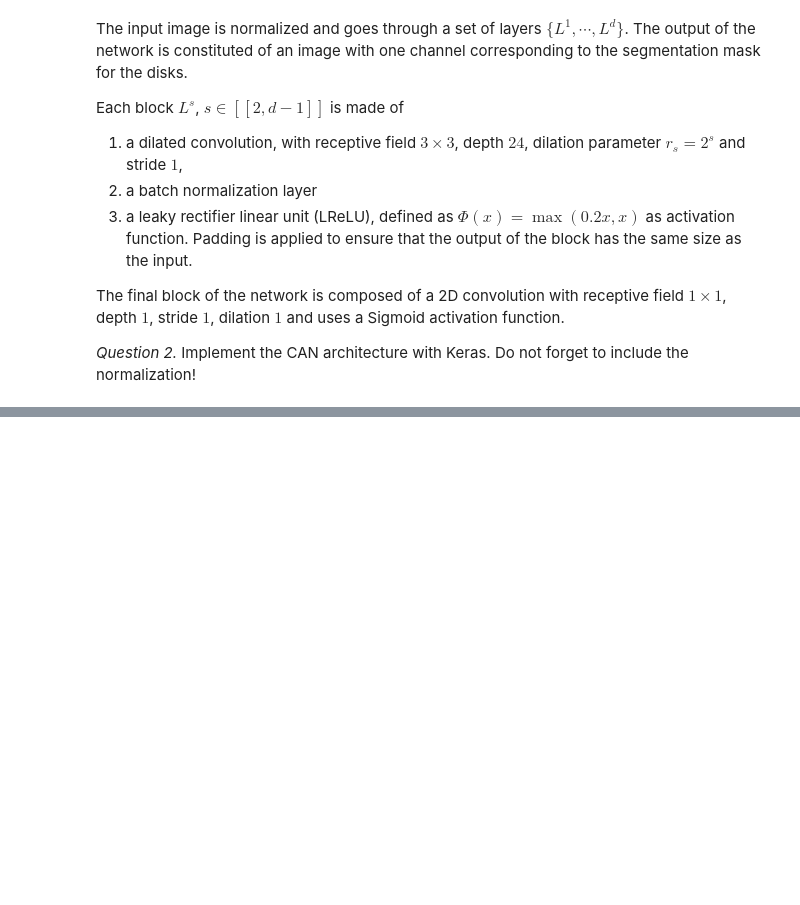
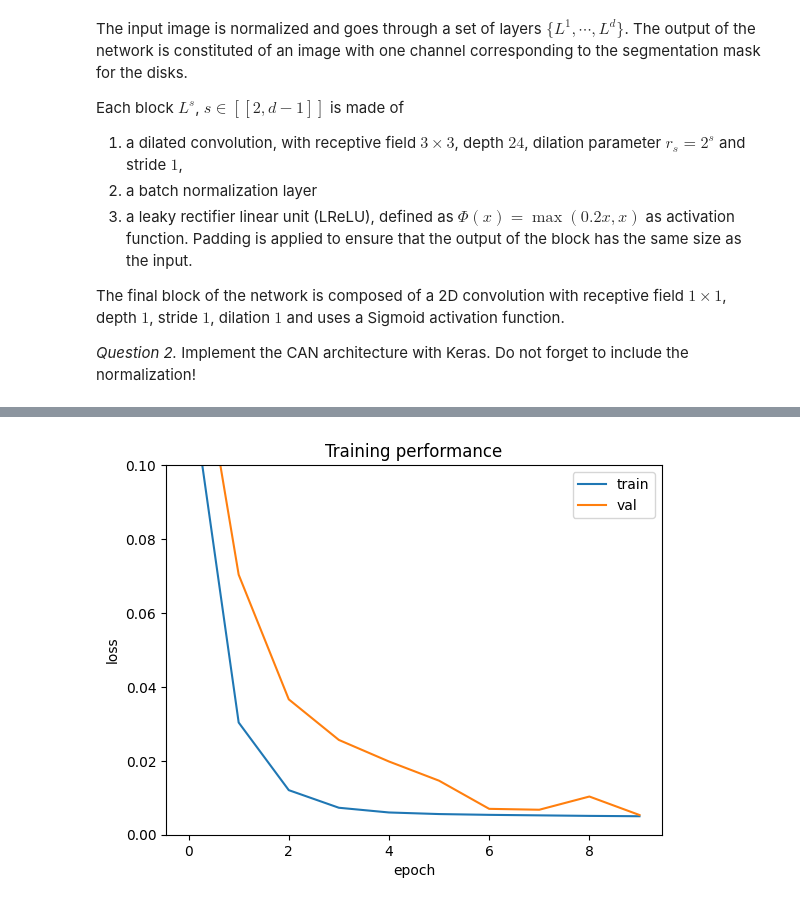
Before and after one commit to alice-ch/TP-convnets, a Jupyter notebook: convnets.ipynb, the cells around one changed output, grey strips where cells are left out. Drawn from its saved outputs; the diff is of its cells as text; code cells hidden in the pictures; blank space fills up the shorter version.

```diff
--- a/convnets.ipynb
+++ b/convnets.ipynb
@@ -143,3 +139,12 @@ plt.show()
+# %%
+nb_validation_samples = 200
+validation_img, validation_img_true = np.zeros((nb_validation_samples, 64, 64)), np.zeros((nb_validation_samples, 64, 64))
+
+for i in range(nb_validation_samples):
+    synthetic_img = Data_Generator(size, theta, rmean, rstd, vmin, vmax, sigma)
+    image, image_true = synthetic_img.generate()
+    validation_img[i] = image
+    validation_img_true[i] = image_true
 # %% [markdown]
 ## 2. Network Architecture
 
@@ -228,0 +239,10 @@ Model: "functional_1"
+# %%
+# training
+history = model.fit(
+    training_img,
+    training_img_true,
+    batch_size=32,
+    epochs=10,
+    validation_data=(validation_img, validation_img_true),
+    verbose=True,
+)
@@ -228,0 +277,11 @@ Model: "functional_1"
+# %%
+plt.plot(history.epoch, history.history["loss"], label="train")
+plt.plot(history.epoch, history.history["val_loss"], label="val")
+plt.title("Training performance")
+plt.ylabel("loss")
+plt.xlabel("epoch")
+plt.legend()
+plt.ylim(0.0, 0.1)
+plt.show()
+# %% [output]
+[figure, added]
```
Also changed, not shown: parts of 11 cells of this notebook.
